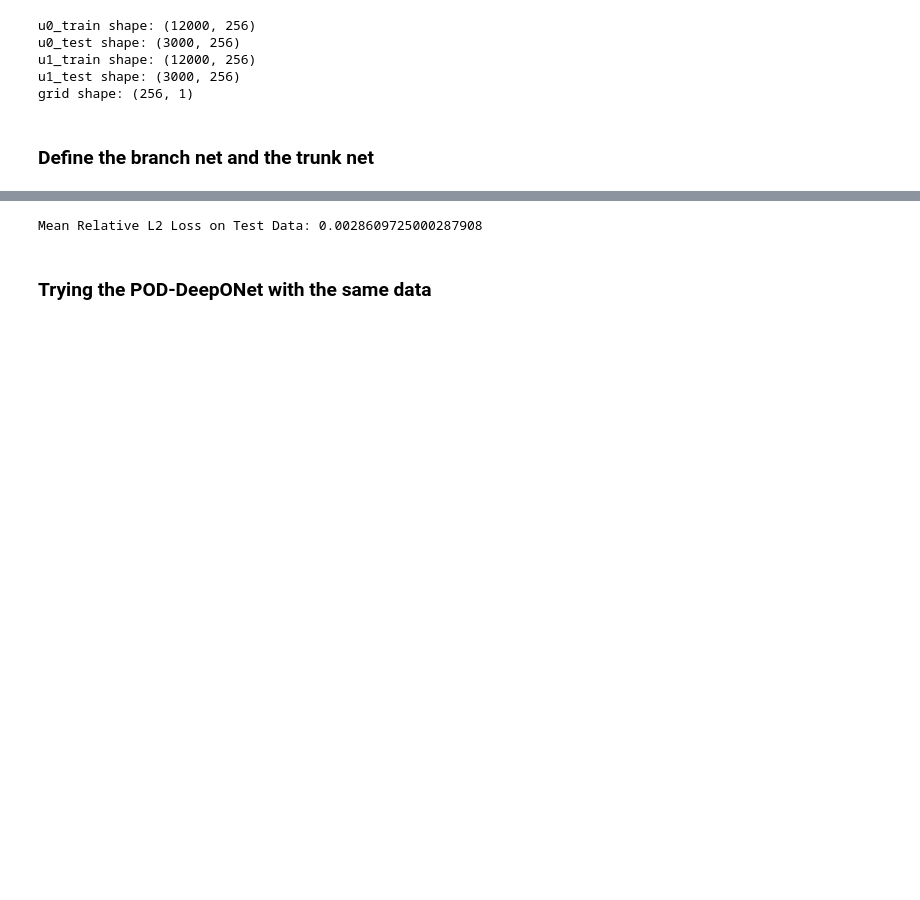
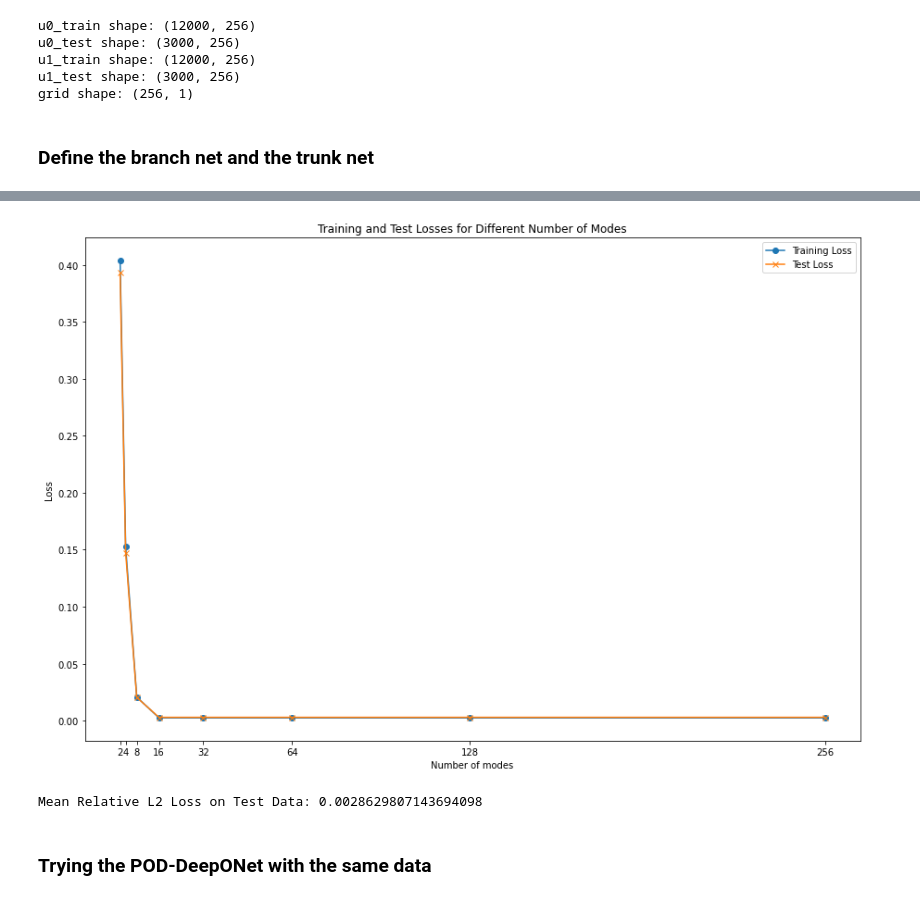
Before and after one commit to utkuozbudak/thesis, a Jupyter notebook: iterative_sampling.ipynb, the cells around one changed output, grey strips where cells are left out. Saved outputs shown, nothing was run; the diff lists cells and outputs as text; code cells hidden in the pictures; blank space fills up the shorter version.

```diff
--- a/iterative_sampling.ipynb
+++ b/iterative_sampling.ipynb
@@ -50,7 +53,24 @@ trunk_steps = [
 ]
 trunk_net = Pipeline(trunk_steps)
 
+# Creating a DataFrame to store results (you can load it from 'results.xlsx' if it already exists)
 
-model = deeponet.DeepONet(branch_pipeline=branch_net, trunk_pipeline=trunk_net)
-model.fit(u0_train, u1_train, epsilon)
+results_df = pd.DataFrame(columns=['n_modes', 'Training_Loss', 'Test_Loss'])
+
+for n_modes in [2, 4, 8, 16, 32, 64, 128, 256]:  # Add or change values as you wish
+
+    # Create and fit model
+    model = deeponet.DeepONet(n_modes=n_modes,
+                              branch_pipeline=branch_net,
+                              trunk_pipeline=trunk_net)
+    loss_dict = model.fit(u0_train, u1_train, epsilon)
+    train_loss = loss_dict['loss']
+
+    # Make predictions
+    predictions = model.transform(u0_test)
+    test_loss = np.sum(np.linalg.norm(predictions - u1_test, axis=1) / np.linalg.norm(u1_test, axis=1)) / u1_test.shape[0]
+
+    results_df = results_df.append({'n_modes': n_modes,
+                                'Training_Loss': train_loss,
+                                'Test_Loss': test_loss}, ignore_index=True)
 # %% [output]
@@ -61,3 +108,22 @@ Converged after 2 iterations | Loss: 0.0024308192202453656
+# %%
+# n_modes to int
+results_df['n_modes'] = results_df['n_modes'].astype(int)
+# %%
+plt.figure(figsize=(15, 10))
+
+plt.plot(results_df['n_modes'], results_df['Training_Loss'], marker='o', label='Training Loss')
+plt.plot(results_df['n_modes'], results_df['Test_Loss'], marker='x', label='Test Loss')
+
+plt.xticks(results_df['n_modes'])
+
+plt.xlabel('Number of modes')
+plt.ylabel('Loss')
+plt.title('Training and Test Losses for Different Number of Modes')
+plt.legend()
+
+plt.show()
+# %% [output]
+[figure, added]
 # %%
 predictions = model.transform(u0_test)
 
@@ -65,7 +131,7 @@ predictions = model.transform(u0_test)
 relative_L2_loss = np.sum(np.linalg.norm(predictions - u1_test, axis=1) / np.linalg.norm(u1_test, axis=1)) / u1_test.shape[0]
 print(f"Mean Relative L2 Loss on Test Data: {relative_L2_loss}")
 # %% [output]
-Mean Relative L2 Loss on Test Data: 0.0028609725000287908
+Mean Relative L2 Loss on Test Data: 0.0028629807143694098
 # %% [markdown]
 ### Trying the POD-DeepONet with the same data
 # %%
```
Also changed, not shown: parts of 2 cells of this notebook, 1 other file.
